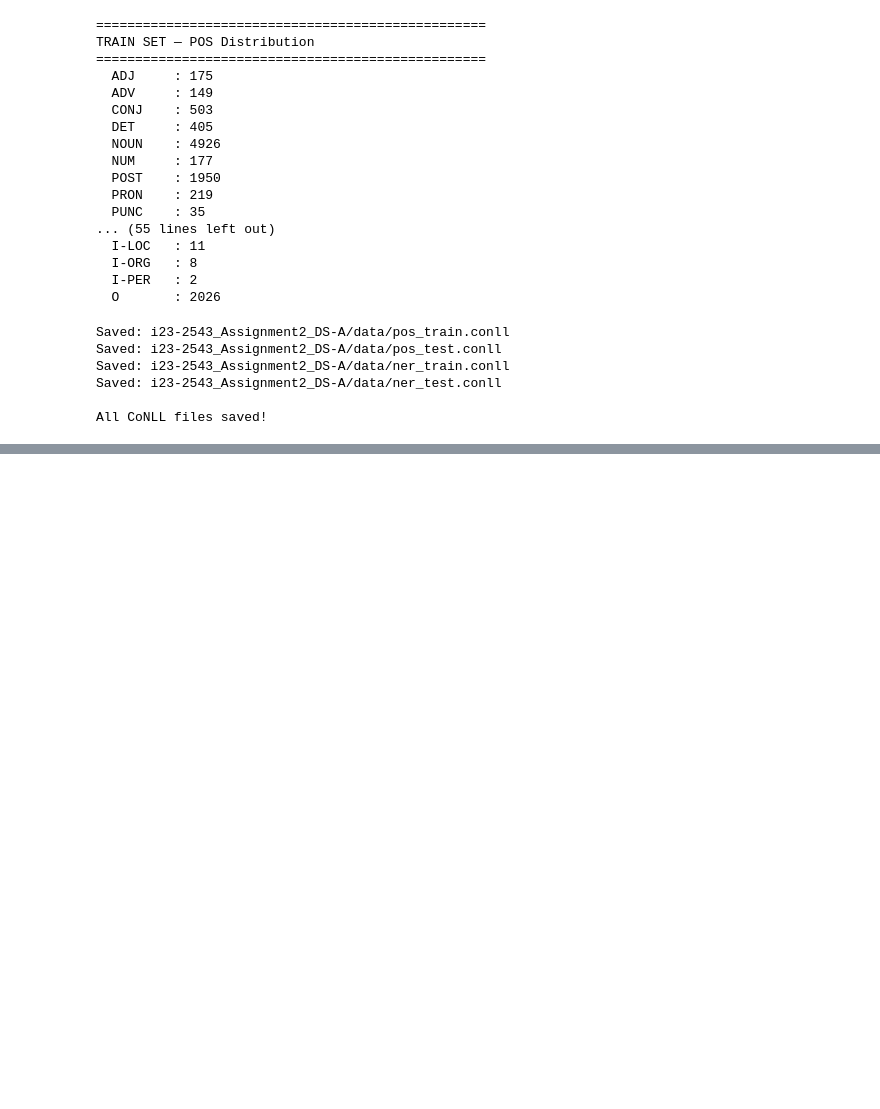
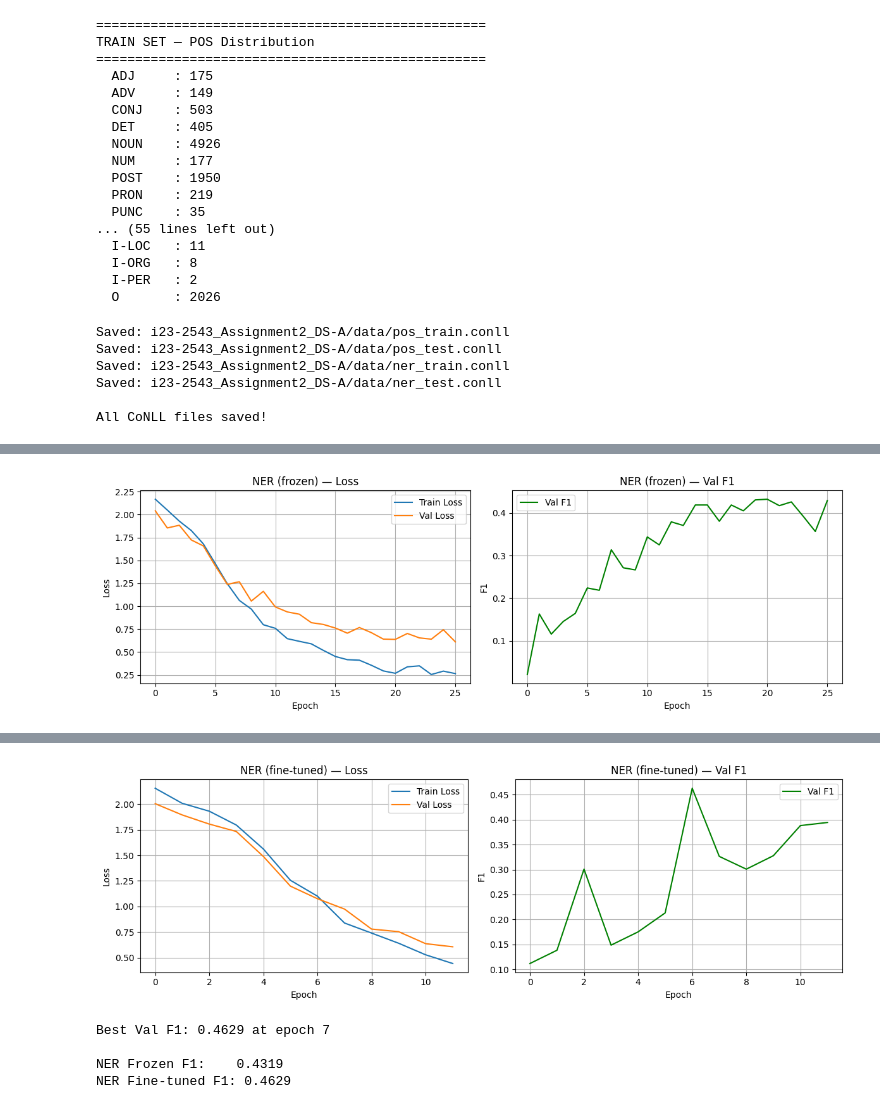
Before and after one commit to Fatima-Siddiqa/i23-2543-NLP-Assignment2, a Jupyter notebook: i23-2543_Assignment2_DS-A/i23-2543_Assignment2_DS-A.ipynb, the cells around one changed output, grey strips where cells are left out. Drawn from its saved outputs; the diff is of its cells as text; code cells hidden in the pictures; blank space fills up the shorter version.

```diff
--- a/i23-2543_Assignment2_DS-A/i23-2543_Assignment2_DS-A.ipynb
+++ b/i23-2543_Assignment2_DS-A/i23-2543_Assignment2_DS-A.ipynb
@@ -2128,0 +2165,15 @@ All CoNLL files saved!
+# %%
+# Tag vocabularies
+POS_TAGS = ["NOUN","VERB","ADJ","ADV","PRON","DET","CONJ","POST","NUM","PUNC","UNK"]
+NER_TAGS = ["O","B-PER","I-PER","B-LOC","I-LOC","B-ORG","I-ORG","B-MISC","I-MISC"]
+
+pos2idx = {t: i for i, t in enumerate(POS_TAGS)}
+idx2pos = {i: t for t, i in pos2idx.items()}
+ner2idx = {t: i for i, t in enumerate(NER_TAGS)}
+idx2ner = {i: t for t, i in ner2idx.items()}
+
+PAD_IDX     = 0
+POS_PAD_IDX = -1
+NER_PAD_IDX = -1
+
+print(f"POS tags: {len(POS_TAGS)}  NER tags: {len(NER_TAGS)}")
@@ -2128,0 +2616,10 @@ All CoNLL files saved!
+# %%
+# NER — frozen embeddings
+model_ner_frozen, f1_ner_frozen = train_model(task="ner", freeze=True, max_epochs=1000)
+
+# NER — fine-tuned embeddings
+model_ner_finetune, f1_ner_finetune = train_model(task="ner", freeze=False, max_epochs=1000)
+
+print(f"\nNER Frozen F1:    {f1_ner_frozen:.4f}")
+print(f"NER Fine-tuned F1: {f1_ner_finetune:.4f}")
+# %% [output]
@@ -2128,0 +2643 @@ All CoNLL files saved!
+[figure, added]
@@ -2128,0 +2662,5 @@ All CoNLL files saved!
+[figure, added]
+Best Val F1: 0.4629 at epoch 7
+
+NER Frozen F1:    0.4319
+NER Fine-tuned F1: 0.4629
```
Also changed, not shown: parts of 27 cells of this notebook.
